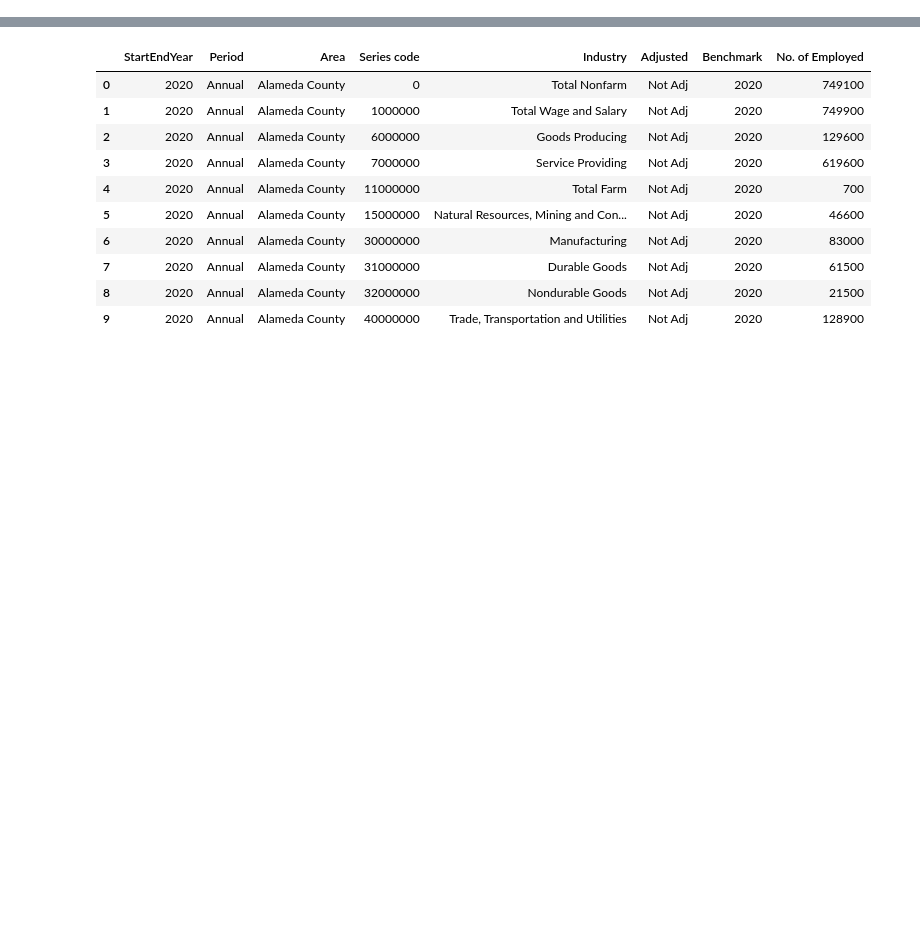
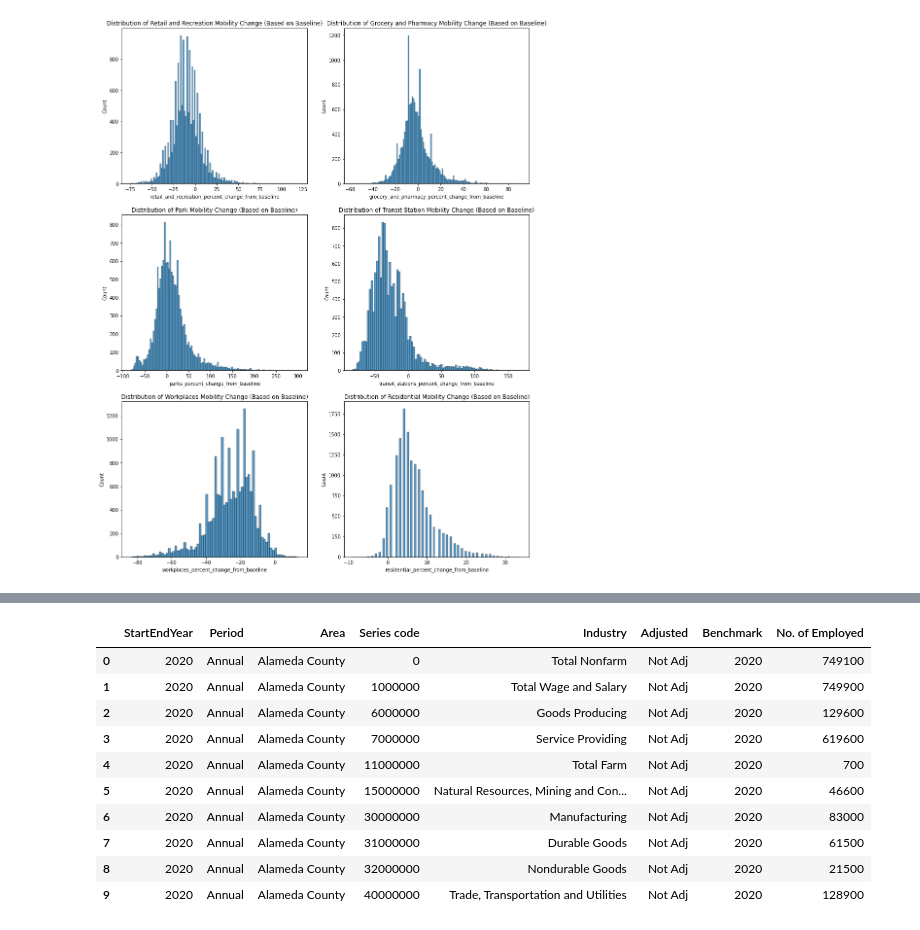
Before and after one commit to pkargupta/mobo102, a Jupyter notebook: Question 1 EDA.ipynb, the cells around one changed output, grey strips where cells are left out. Saved outputs shown, nothing was run; the diff lists cells and outputs as text; code cells hidden in the pictures; blank space fills up the shorter version.

Commit message:
adding mobility data analysis

```diff
--- a/Question 1 EDA.ipynb
+++ b/Question 1 EDA.ipynb
@@ -4,0 +24,3 @@ import matplotlib.pyplot as plt
+# %%
+mobility = pd.read_csv("Regional_Mobility_US.csv")
+mobility.head(5)
@@ -4,0 +34,4 @@ import matplotlib.pyplot as plt
+# %%
+ca_mobility = mobility[mobility["sub_region_1"] == "California"]
+print(f"There are {ca_mobility.shape[0]} entries in California with {len(ca_mobility['sub_region_2'].unique())} unique counties")
+ca_mobility.iloc[3000:3005]
@@ -4,0 +58,11 @@ import matplotlib.pyplot as plt
+# %%
+fig, ax = plt.subplots(3, 2, figsize=(15, 20))
+
+sns.histplot(ca_mobility['retail_and_recreation_percent_change_from_baseline'], ax=ax[0][0]).set_title("Distribution of Retail and Recreation Mobility Change (Based on Baseline)")
+sns.histplot(ca_mobility['grocery_and_pharmacy_percent_change_from_baseline'], ax=ax[0][1]).set_title("Distribution of Grocery and Pharmacy Mobility Change (Based on Baseline)")
+sns.histplot(ca_mobility['parks_percent_change_from_baseline'], ax=ax[1][0]).set_title("Distribution of Park Mobility Change (Based on Baseline)")
+sns.histplot(ca_mobility['transit_stations_percent_change_from_baseline'], ax=ax[1][1]).set_title("Distribution of Transit Station Mobility Change (Based on Baseline)")
+sns.histplot(ca_mobility['workplaces_percent_change_from_baseline'], ax=ax[2][0]).set_title("Distribution of Workplaces Mobility Change (Based on Baseline)")
+sns.histplot(ca_mobility['residential_percent_change_from_baseline'], ax=ax[2][1]).set_title("Distribution of Residential Mobility Change (Based on Baseline)");
+# %% [output]
+[figure, added]
```
Also changed, not shown: parts of 13 cells of this notebook, 2 other files.
